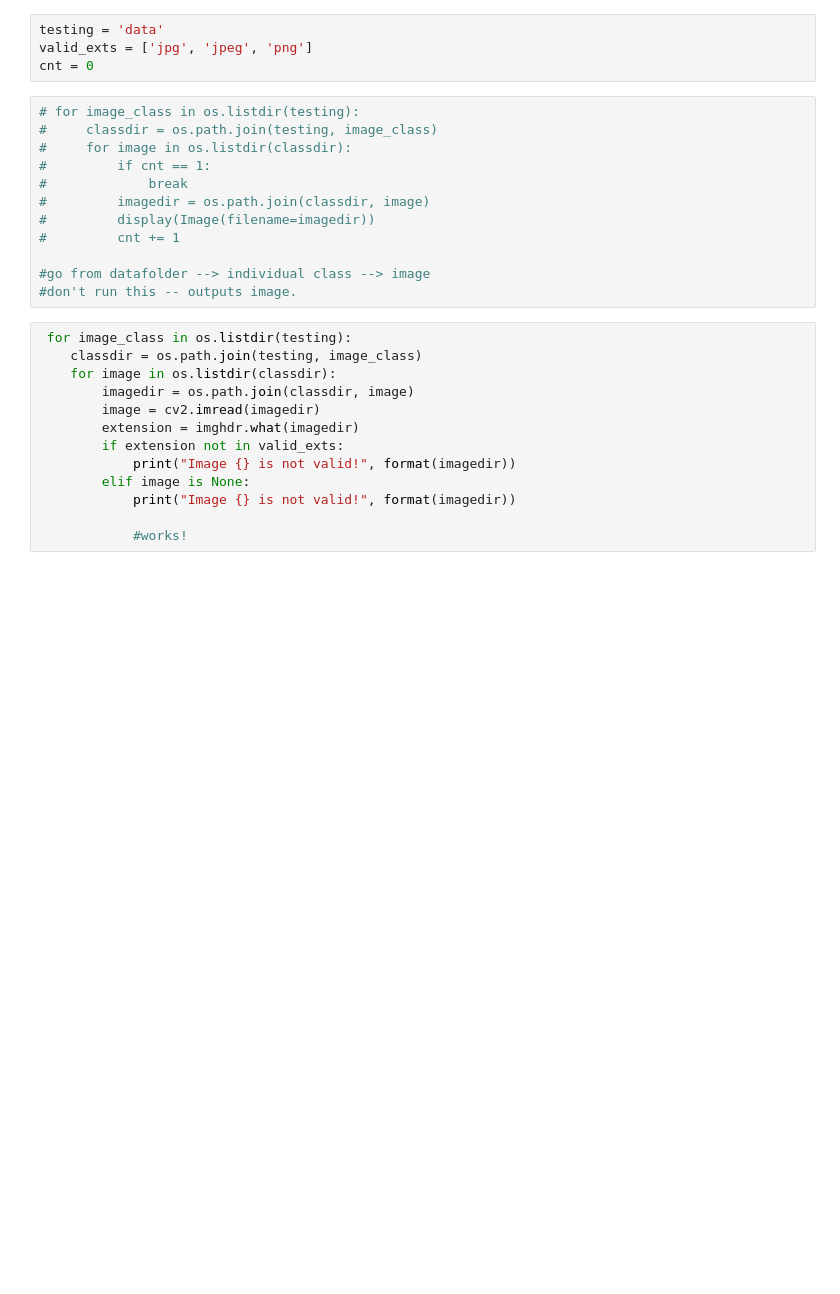
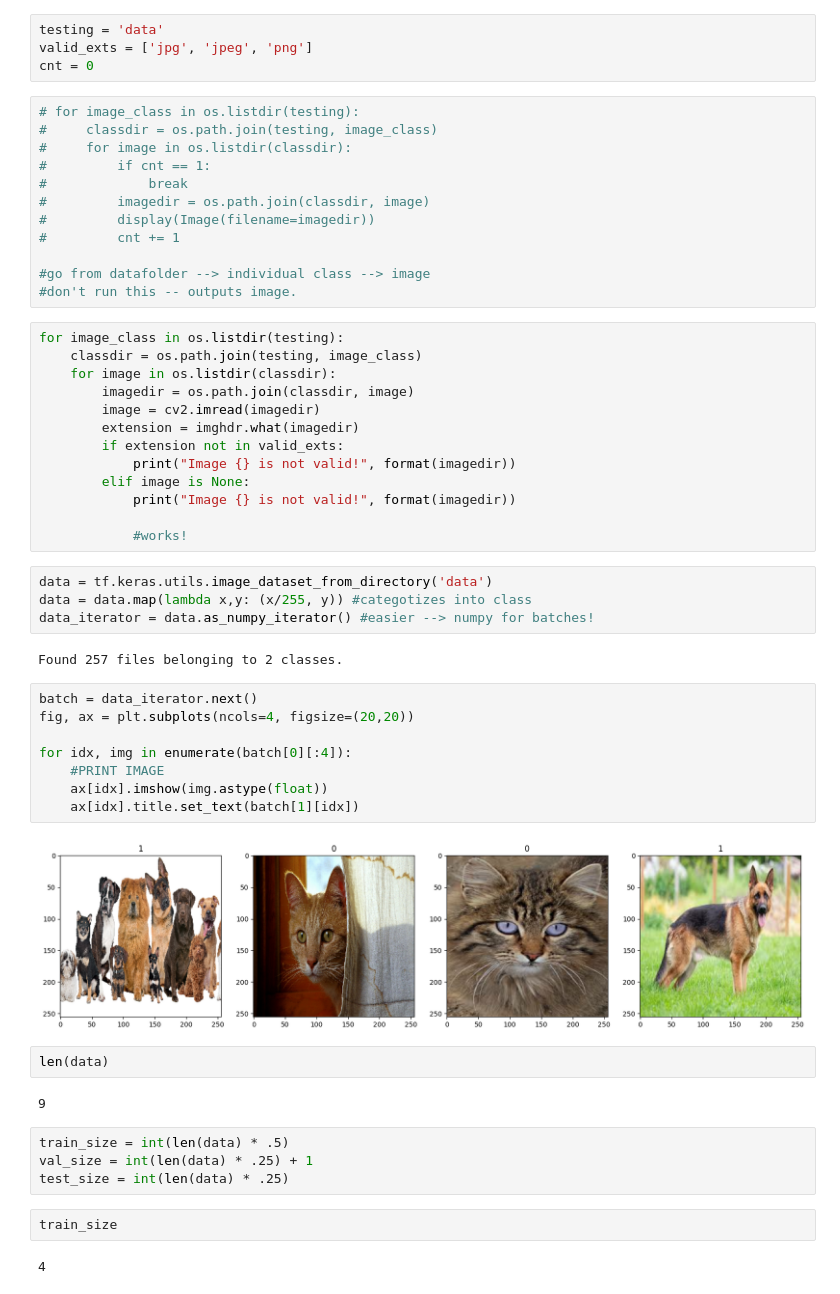
Before and after one commit to jcho49614/projects, a Jupyter notebook: project3/repl.ipynb, the cells around one changed output. Drawn from its saved outputs; the diff is of its cells as text; blank space fills up the shorter version.

```diff
--- a/project3/repl.ipynb
+++ b/project3/repl.ipynb
@@ -21,7 +23,7 @@ cnt = 0
 #go from datafolder --> individual class --> image
 #don't run this -- outputs image.
 # %%
- for image_class in os.listdir(testing):
+for image_class in os.listdir(testing):
     classdir = os.path.join(testing, image_class)
     for image in os.listdir(classdir):
         imagedir = os.path.join(classdir, image)
@@ -33,3 +35,31 @@ cnt = 0
             print("Image {} is not valid!", format(imagedir))
 
             #works!
+# %%
+data = tf.keras.utils.image_dataset_from_directory('data')
+data = data.map(lambda x,y: (x/255, y)) #categotizes into class
+data_iterator = data.as_numpy_iterator() #easier --> numpy for batches!
+# %% [output]
+Found 257 files belonging to 2 classes.
+# %%
+batch = data_iterator.next()
+fig, ax = plt.subplots(ncols=4, figsize=(20,20))
+
+for idx, img in enumerate(batch[0][:4]):
+    #PRINT IMAGE
+    ax[idx].imshow(img.astype(float))
+    ax[idx].title.set_text(batch[1][idx])
+# %% [output]
+[figure, added]
+# %%
+len(data)
+# %% [output]
+9
+# %%
+train_size = int(len(data) * .5)
+val_size = int(len(data) * .25) + 1
+test_size = int(len(data) * .25)
+# %%
+train_size
+# %% [output]
+4
```
Also changed, not shown: parts of 4 cells of this notebook, 1 other file.
